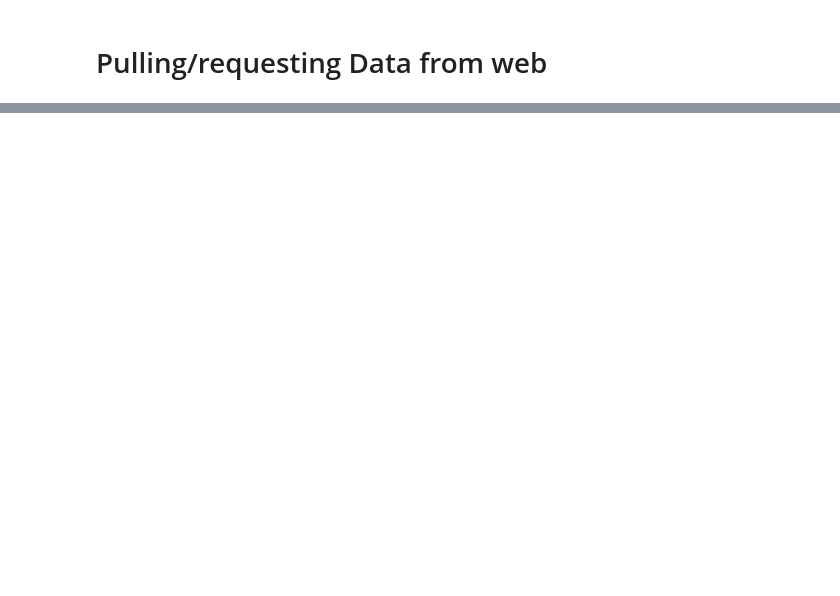
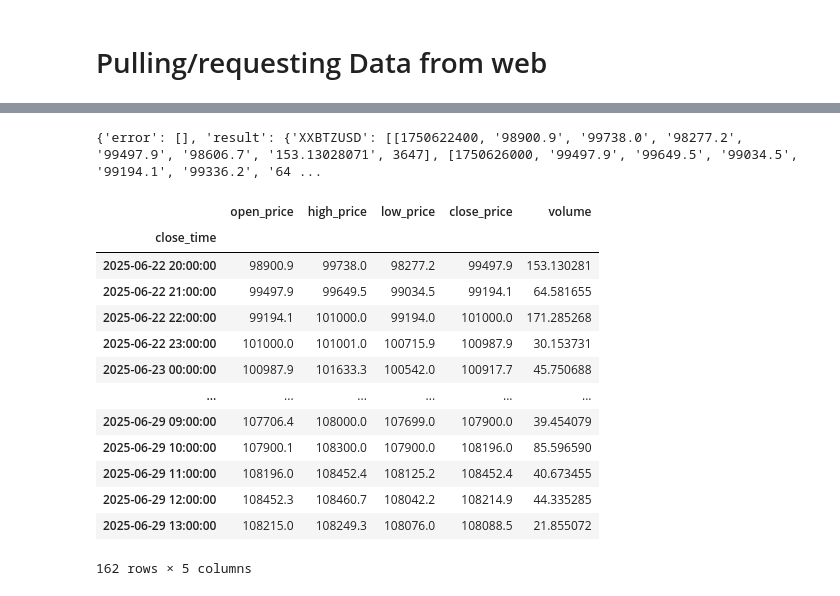
Before and after one commit to Armaan-7/Py_Dt_An-Tut, a Jupyter notebook: notebooks/Tut1.ipynb, the cells around one changed output, grey strips where cells are left out. Cells and saved outputs as stored; diff of their text form; code cells hidden in the pictures; blank space fills up the shorter version.

```diff
--- a/notebooks/Tut1.ipynb
+++ b/notebooks/Tut1.ipynb
@@ -52,6 +59,20 @@ df.head() # Display the first few rows of the DataFrame
 # Pulling/requesting Data from web
 # %%
 import requests
+import pandas
 def get_historic_price( symbol, after = '2018-09-01'):
     url = 'https://api.kraken.com/0/public/OHLC'
     pair = f'{symbol.upper()}USD'
+    resp = requests.get(url, params={
+        "pair": pair,
+        'interval': 60,
+        'since': str(int(pandas.Timestamp(after).timestamp()))})
+    resp.raise_for_status()
+    data = resp.json()
+    print (data)
+    results_key = [k for k in data['result'].keys() if k != 'last'][0]
+    result = [(close_time, float(open), float(high), float(low), float(close), float(volume)) for (close_time, open, high, low, close, vwap, volume, count) in data['result'][results_key]]
+    df = pandas.DataFrame(result, columns=['close_time', 'open_price', 'high_price', 'low_price', 'close_price', 'volume'])
+    df['close_time'] = pandas.to_datetime(df['close_time'], unit='s')
+    df.set_index('close_time', inplace=True)
+    return df
@@ -57,0 +81,3 @@ def get_historic_price( symbol, after = '2018-09-01'):
+# %%
+last_week = (pandas.Timestamp.now() - pandas.offsets.Day(7)) # I have set the date for the last week
+last_week
@@ -57,0 +86,19 @@ def get_historic_price( symbol, after = '2018-09-01'):
+# %%
+BTC = get_historic_price('btc' , after = last_week)
+BTC
+# %% [output]
+{'error': [], 'result': {'XXBTZUSD': [[1750622400, '98900.9', '99738.0', '98277.2', '99497.9', '98606.7', '153.13028071', 3647], [1750626000, '99497.9', '99649.5', '99034.5', '99194.1', '99336.2', '64 ...
+|  | open_price | high_price | low_price | close_price | volume |
+| close_time |  |  |  |  |  |
+| 2025-06-22 20:00:00 | 98900.9 | 99738.0 | 98277.2 | 99497.9 | 153.130281 |
+| 2025-06-22 21:00:00 | 99497.9 | 99649.5 | 99034.5 | 99194.1 | 64.581655 |
+| 2025-06-22 22:00:00 | 99194.1 | 101000.0 | 99194.0 | 101000.0 | 171.285268 |
+| 2025-06-22 23:00:00 | 101000.0 | 101001.0 | 100715.9 | 100987.9 | 30.153731 |
+| 2025-06-23 00:00:00 | 100987.9 | 101633.3 | 100542.0 | 100917.7 | 45.750688 |
+| ... | ... | ... | ... | ... | ... |
+| 2025-06-29 09:00:00 | 107706.4 | 108000.0 | 107699.0 | 107900.0 | 39.454079 |
+| 2025-06-29 10:00:00 | 107900.1 | 108300.0 | 107900.0 | 108196.0 | 85.596590 |
+| 2025-06-29 11:00:00 | 108196.0 | 108452.4 | 108125.2 | 108452.4 | 40.673455 |
+| 2025-06-29 12:00:00 | 108452.3 | 108460.7 | 108042.2 | 108214.9 | 44.335285 |
+| 2025-06-29 13:00:00 | 108215.0 | 108249.3 | 108076.0 | 108088.5 | 21.855072 |
+162 rows × 5 columns
```
Also changed, not shown: parts of 18 cells of this notebook, 2 other files.
